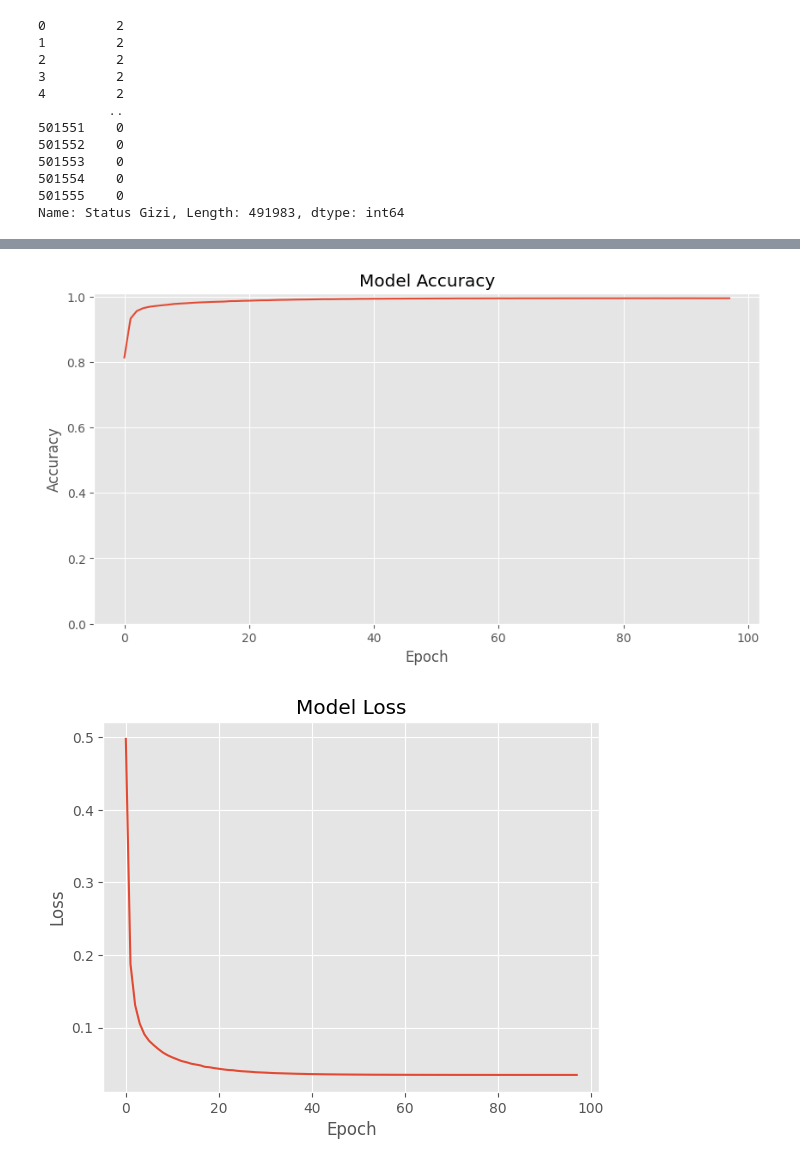
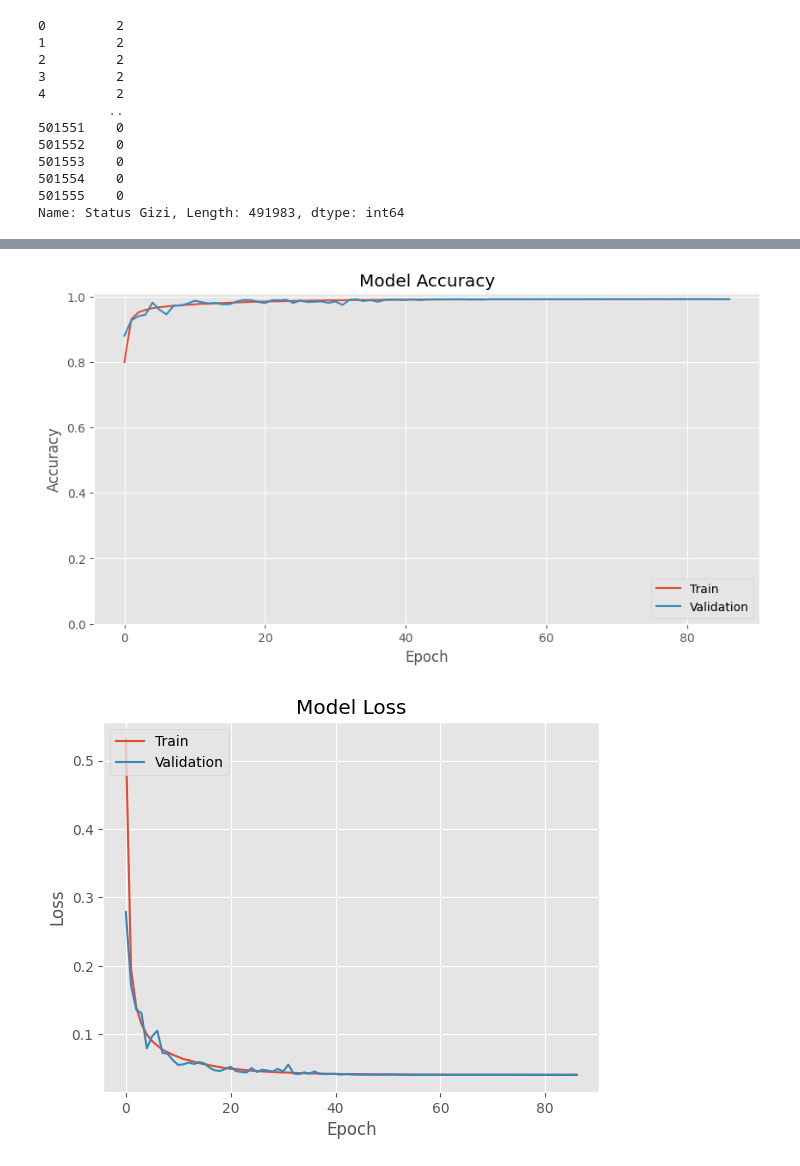
Before and after one commit to StuntShield/StuntShield-Stunting-Prediction-Model, a Jupyter notebook: project_capstone_predict_stunting.ipynb, the cells around one changed output, grey strips where cells are left out. Drawn from its saved outputs; the diff is of its cells as text; code cells hidden in the pictures.

```diff
--- a/project_capstone_predict_stunting.ipynb
+++ b/project_capstone_predict_stunting.ipynb
@@ -293,6 +302,8 @@ label_train
 501554    0
 501555    0
 Name: Status Gizi, Length: 491983, dtype: int64
+# %%
+X_train, X_val, y_train, y_val = train_test_split(dt_train, label_train, test_size=0.2, random_state=42)
 # %%
 def lr_scheduler(epoch):
     # Menghitung kecepatan pembelajaran berdasarkan epoch
@@ -314,6 +325,6 @@ model = models.Sequential([
 model.compile(optimizer=tf.keras.optimizers.Adam(learning_rate=0.001),
               loss='sparse_categorical_crossentropy',
               metrics=['accuracy'])
-history_model = model.fit(dt_train, label_train, epochs=1000,callbacks=[lr_callback, callback])
+history_model = model.fit(X_train, y_train,validation_data=(X_val,y_val),epochs=100,callbacks=[lr_callback, callback])
 # %% [output]
 Epoch 1/1000
@@ -338,19 +349,27 @@ plt.style.use('ggplot')
 plt.figure(figsize=(10, 5))
 plt.title('Model Accuracy')
 plt.plot(history_model.history['accuracy'], label='Accuracy')
+plt.plot(history_model.history['val_accuracy'], label='Accuracy')
 plt.xlabel('Epoch')
 plt.ylabel('Accuracy')
+plt.legend(['Train', 'Validation'], loc='lower right')
 plt.ylim([0, 1.01])
 plt.show()
 # %% [output]
-[figure, old version]
+[figure, new version]
 # %%
 plt.plot(history_model.history['loss'], label='Training Loss')
+plt.plot(history_model.history['val_loss'], label='Validation Loss')
+
 plt.title('Model Loss')
+
 plt.xlabel('Epoch')
 plt.ylabel('Loss')
+
+plt.legend(['Train', 'Validation'], loc='upper left')
+
 plt.show()
 # %% [output]
-[figure, old version]
+[figure, new version]
 # %%
 model.save('./models/stunting_prediction.h5')
```
Also changed, not shown: parts of 5 cells of this notebook, 8 other files.
